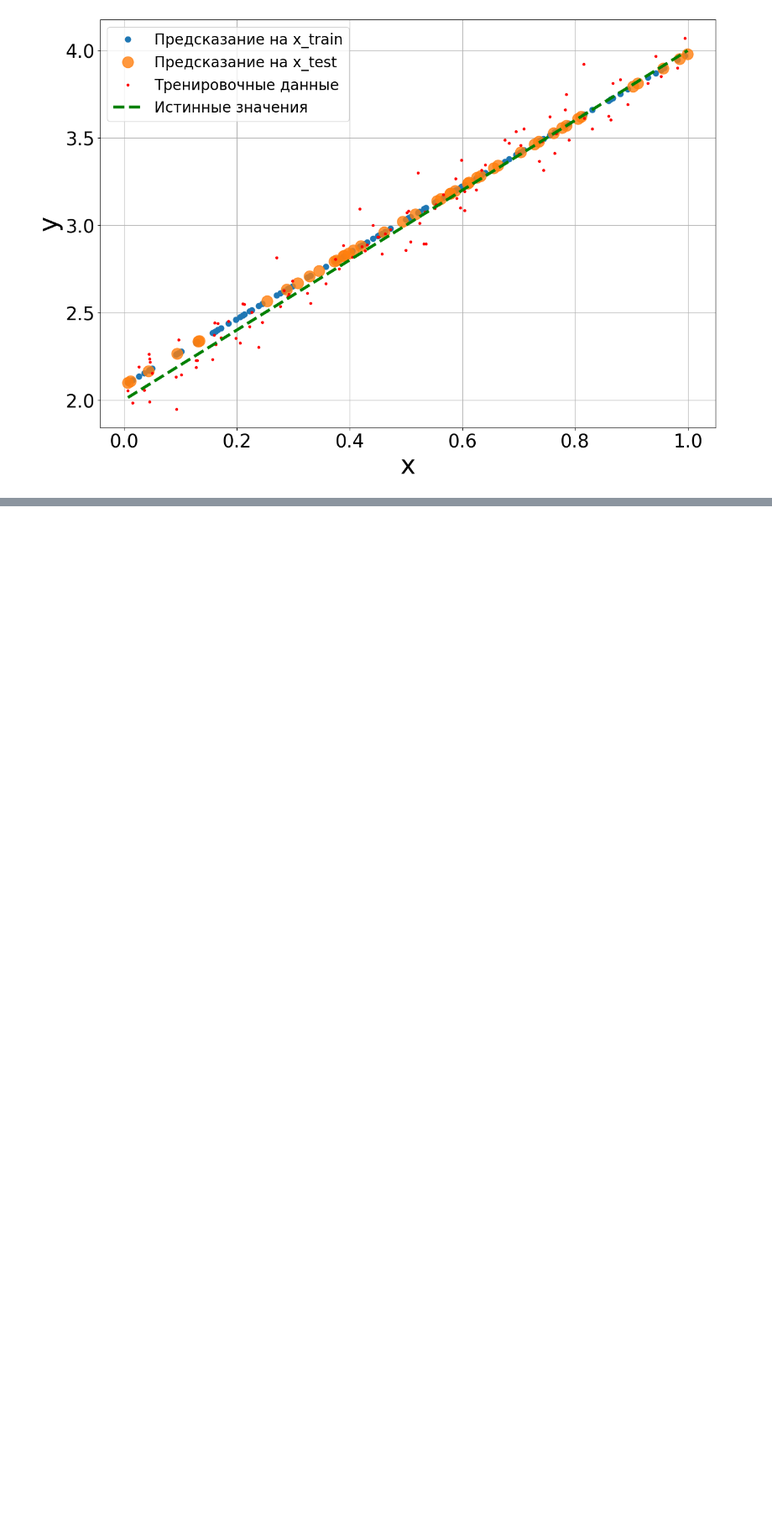
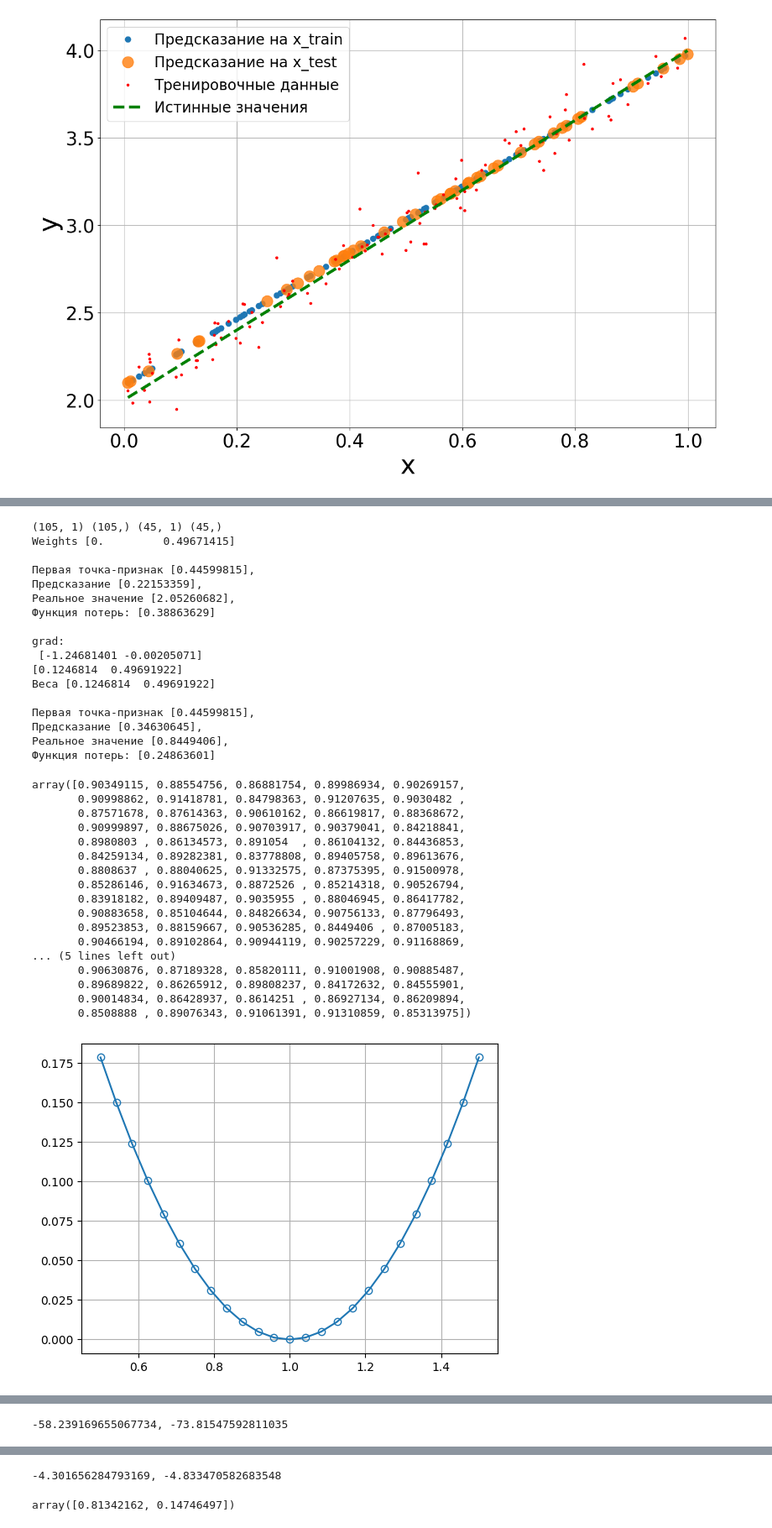
Before and after one commit to modernpacifist/engineering-of-machine-learning-urfu, a Jupyter notebook: math-basics-of-machine-learning/Notebooks/HW2_MBML.ipynb, the cells around one changed output, grey strips where cells are left out. Shown at 84% size. Cells and saved outputs as stored; diff of their text form; code cells hidden in the pictures; blank space fills up the shorter version.

```diff
--- a/math-basics-of-machine-learning/Notebooks/HW2_MBML.ipynb
+++ b/math-basics-of-machine-learning/Notebooks/HW2_MBML.ipynb
@@ -653,0 +621,38 @@ def run_all():
+# %%
+run_all(polynomial_1_y, polynomial_1_y_true, polynomial_1_x)
+# %% [output]
+(105, 1) (105,) (45, 1) (45,)
+Weights [0.         0.49671415]
+
+Первая точка-признак [0.44599815],
+Предсказание [0.22153359],
+Реальное значение [2.05260682],
+Функция потерь: [0.38863629]
+
+grad:
+ [-1.24681401 -0.00205071]
+[0.1246814  0.49691922]
+Веса [0.1246814  0.49691922]
+
+Первая точка-признак [0.44599815],
+Предсказание [0.34630645],
+Реальное значение [0.8449406],
+Функция потерь: [0.24863601]
+array([0.90349115, 0.88554756, 0.86881754, 0.89986934, 0.90269157,
+       0.90998862, 0.91418781, 0.84798363, 0.91207635, 0.9030482 ,
+       0.87571678, 0.87614363, 0.90610162, 0.86619817, 0.88368672,
+       0.90999897, 0.88675026, 0.90703917, 0.90379041, 0.84218841,
+       0.8980803 , 0.86134573, 0.891054  , 0.86104132, 0.84436853,
+       0.84259134, 0.89282381, 0.83778808, 0.89405758, 0.89613676,
+       0.8808637 , 0.88040625, 0.91332575, 0.87375395, 0.91500978,
+       0.85286146, 0.91634673, 0.8872526 , 0.85214318, 0.90526794,
+       0.83918182, 0.89409487, 0.9035955 , 0.88046945, 0.86417782,
+       0.90883658, 0.85104644, 0.84826634, 0.90756133, 0.87796493,
+       0.89523853, 0.88159667, 0.90536285, 0.8449406 , 0.87005183,
+       0.90466194, 0.89102864, 0.90944119, 0.90257229, 0.91168869,
+... (5 lines left out)
+       0.90630876, 0.87189328, 0.85820111, 0.91001908, 0.90885487,
+       0.89689822, 0.86265912, 0.89808237, 0.84172632, 0.84555901,
+       0.90014834, 0.86428937, 0.8614251 , 0.86927134, 0.86209894,
+       0.8508888 , 0.89076343, 0.91061391, 0.91310859, 0.85313975])
+[figure, added]
@@ -653,0 +660 @@ def run_all():
+-58.239169655067734, -73.81547592811035
@@ -653,0 +663,2 @@ def run_all():
+-4.301656284793169, -4.833470582683548
+array([0.81342162, 0.14746497])
```
Also changed, not shown: parts of 38 cells of this notebook.
